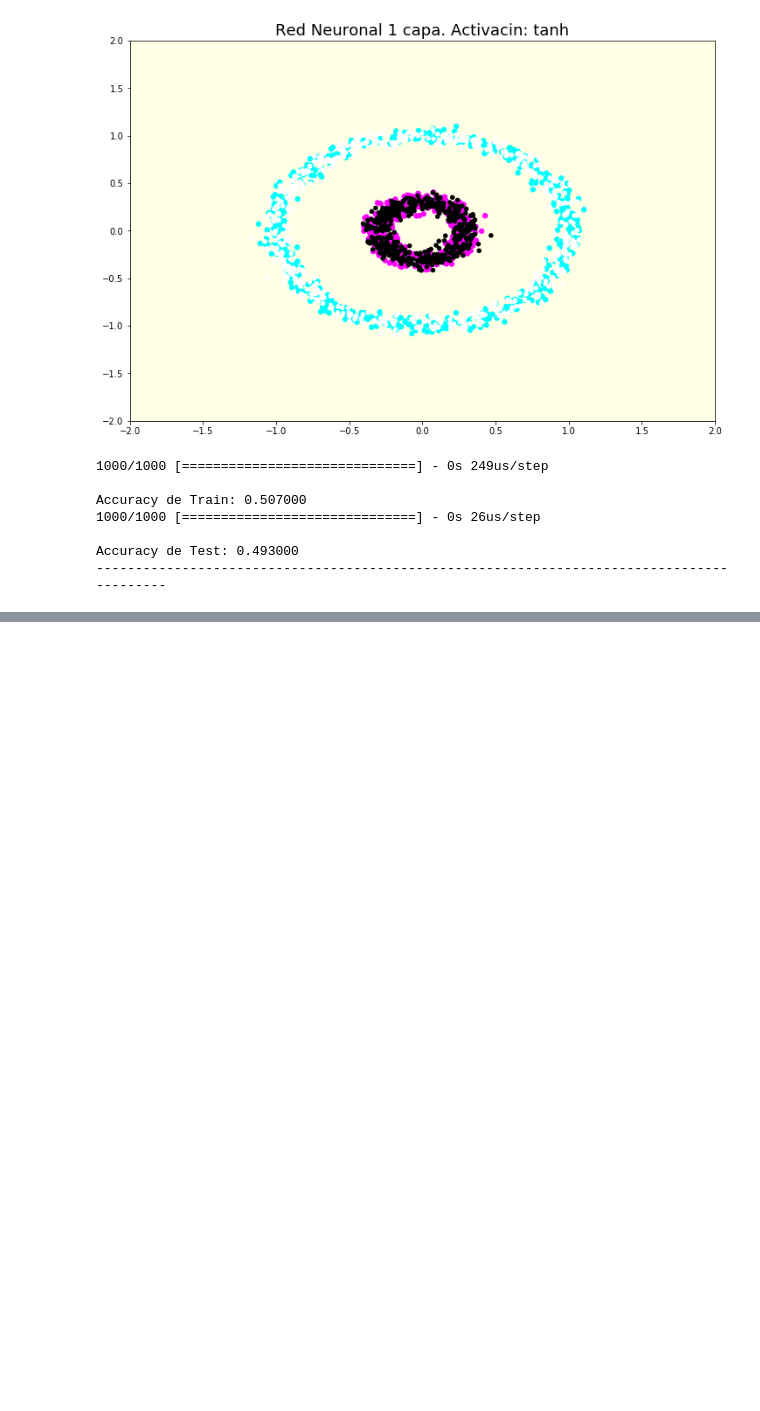
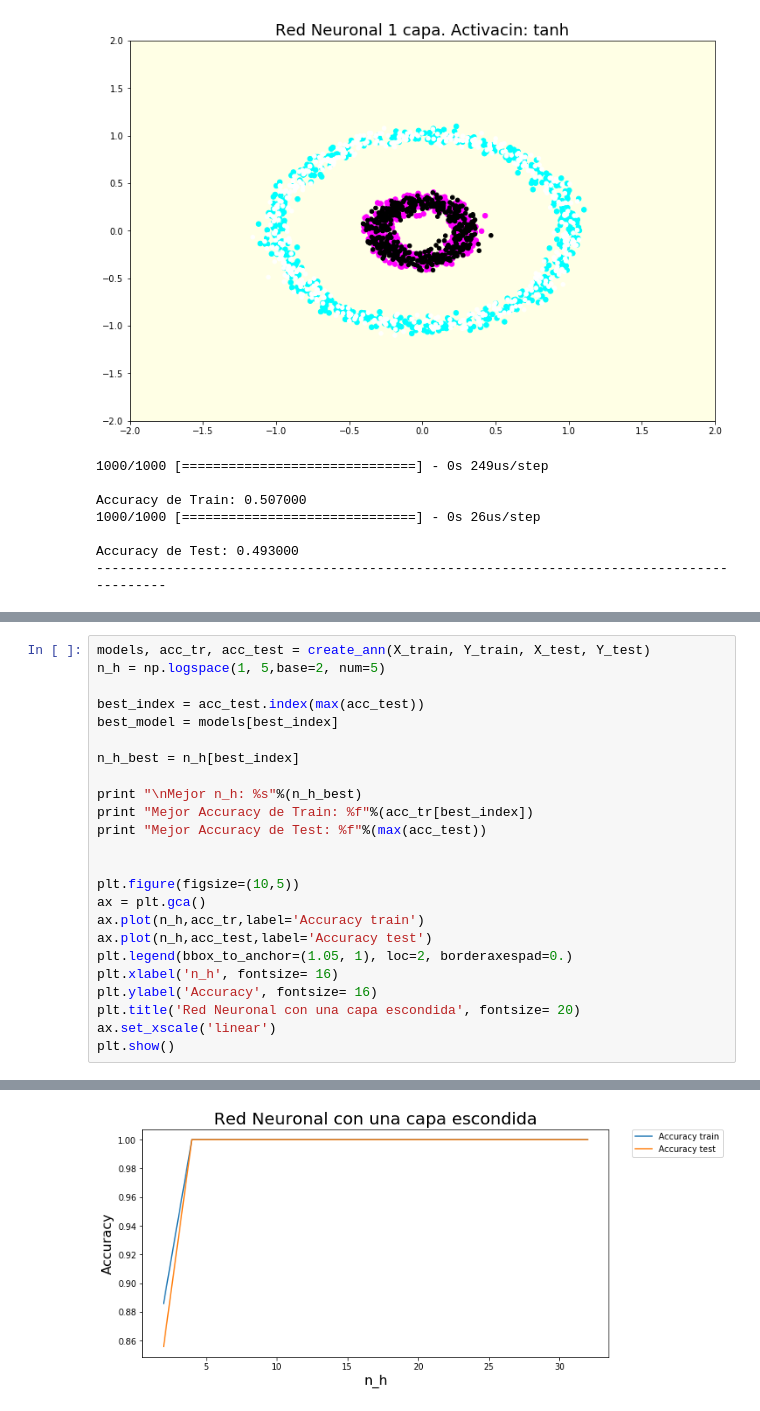
Before and after one commit to matiasarayac/tarea3-ML, a Jupyter notebook: Pregunta_1.ipynb, the cells around one changed output, grey strips where cells are left out. Drawn from its saved outputs; the diff is of its cells as text; blank space fills up the shorter version.

```diff
--- a/Pregunta_1.ipynb
+++ b/Pregunta_1.ipynb
@@ -126,0 +153,25 @@ Queda demostrado, dado los gráficos, que una red nueronal con solo una neurona
+# %%
+models, acc_tr, acc_test = create_ann(X_train, Y_train, X_test, Y_test)
+n_h = np.logspace(1, 5,base=2, num=5)
+
+best_index = acc_test.index(max(acc_test))
+best_model = models[best_index]
+
+n_h_best = n_h[best_index]
+
+print "\nMejor n_h: %s"%(n_h_best)
+print "Mejor Accuracy de Train: %f"%(acc_tr[best_index])
+print "Mejor Accuracy de Test: %f"%(max(acc_test))
+
+
+plt.figure(figsize=(10,5))
+ax = plt.gca()
+ax.plot(n_h,acc_tr,label='Accuracy train')
+ax.plot(n_h,acc_test,label='Accuracy test')
+plt.legend(bbox_to_anchor=(1.05, 1), loc=2, borderaxespad=0.)
+plt.xlabel('n_h', fontsize= 16)
+plt.ylabel('Accuracy', fontsize= 16)
+plt.title('Red Neuronal con una capa escondida', fontsize= 20)
+ax.set_xscale('linear')
+plt.show()
+# %% [output]
@@ -126,0 +197 @@ Queda demostrado, dado los gráficos, que una red nueronal con solo una neurona
+[figure, added]
```
Also changed, not shown: parts of 7 cells of this notebook.
